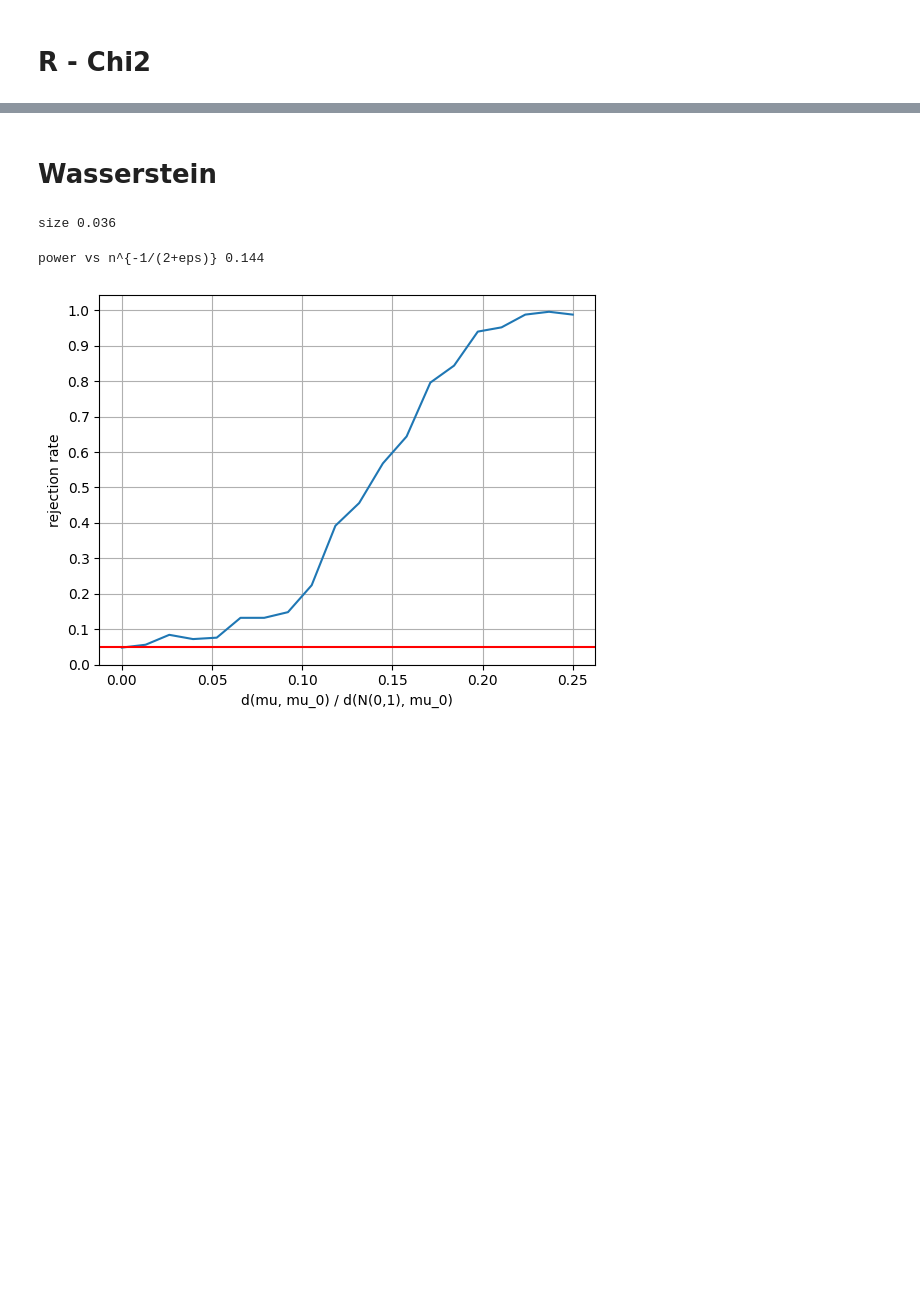
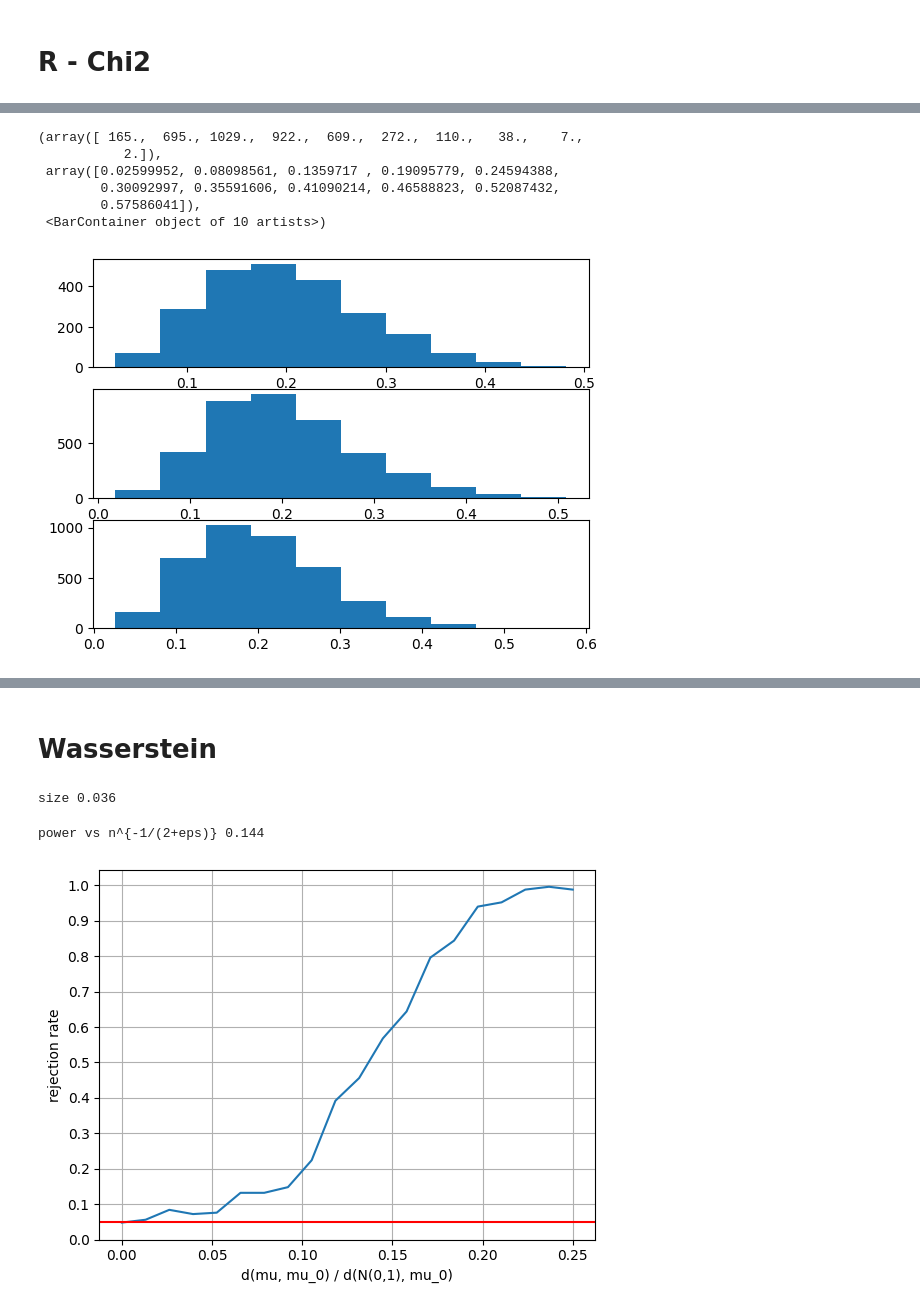
Before and after one commit to matthieubulte/meantesting, a Jupyter notebook: exploration.ipynb, the cells around one changed output, grey strips where cells are left out. Cells and saved outputs as stored; diff of their text form; code cells hidden in the pictures; blank space fills up the shorter version.

```diff
--- a/exploration.ipynb
+++ b/exploration.ipynb
@@ -131,0 +214,16 @@ plotting.plot_sim_results(
+# %%
+_x = spider_sample(10000, ps)
+plt.subplot(3, 1, 1)
+plt.hist(_x[_x[:, 0] == 0, 1])
+plt.subplot(3, 1, 2)
+plt.hist(_x[_x[:, 0] == 1, 1])
+plt.subplot(3, 1, 3)
+plt.hist(_x[_x[:, 0] == 2, 1])
+# %% [output]
+(array([ 165.,  695., 1029.,  922.,  609.,  272.,  110.,   38.,    7.,
+           2.]),
+ array([0.02599952, 0.08098561, 0.1359717 , 0.19095779, 0.24594388,
+        0.30092997, 0.35591606, 0.41090214, 0.46588823, 0.52087432,
+        0.57586041]),
+ <BarContainer object of 10 artists>)
+[figure, added]
```
Also changed, not shown: parts of 9 cells of this notebook, 2 other files.
